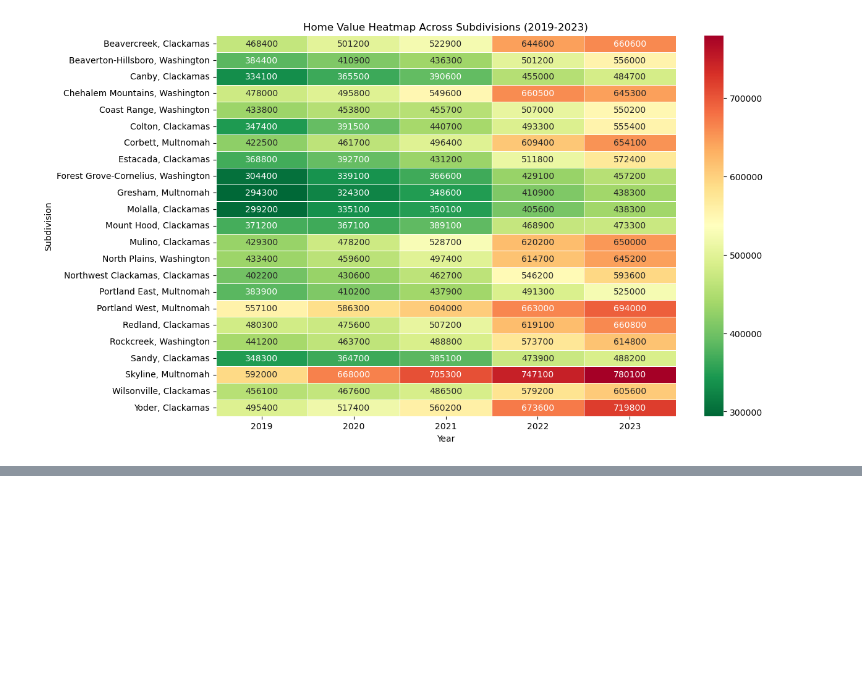
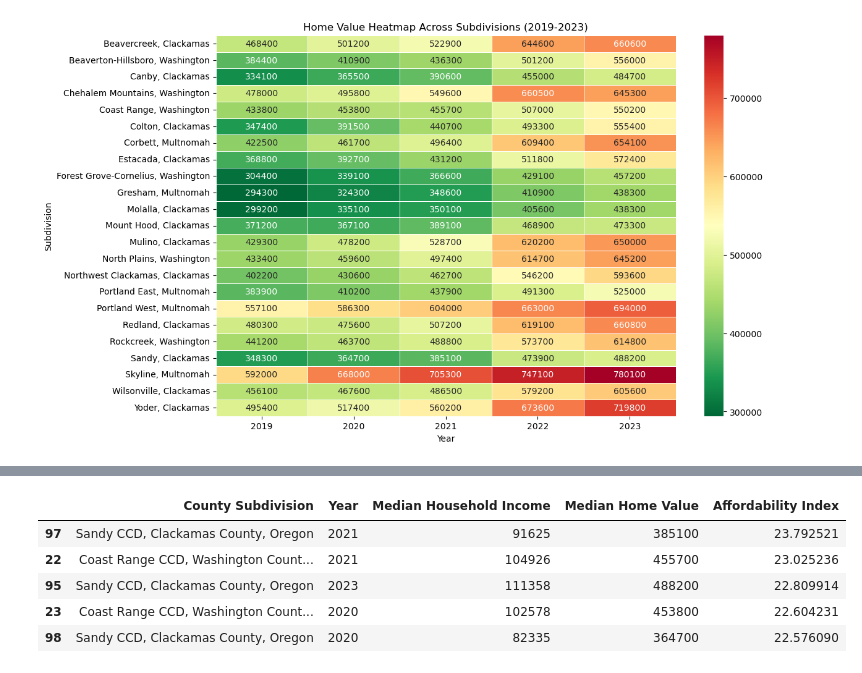
Before and after one commit to Tserrof7/Portland-Housing-Prices-Affordability-Project, a Jupyter notebook: Project.ipynb, the cells around one changed output, grey strips where cells are left out. Saved outputs shown, nothing was run; the diff lists cells and outputs as text; code cells hidden in the pictures; blank space fills up the shorter version.

```diff
--- a/Project.ipynb
+++ b/Project.ipynb
@@ -275,0 +310,22 @@ fig.show()
+# %%
+# Load the dataset
+affordability_df = pd.read_csv("Final.csv")
+
+# Create a new DataFrame showing the calculation of the Affordability Index
+affordability_calc_df = affordability_df[['County Subdivision', 'Year', 'Median Household Income', 'Median Home Value']].copy()
+
+# Calculate the Affordability Index
+affordability_calc_df['Affordability Index'] = (affordability_calc_df['Median Household Income'] / affordability_calc_df['Median Home Value']) * 100
+
+# Get the top 5 highest affordability index values
+top_affordability_df = affordability_calc_df.nlargest(5, 'Affordability Index')
+
+# Display the top 5 affordability index values
+top_affordability_df
+# %% [output]
+|  | County Subdivision | Year | Median Household Income | Median Home Value | Affordability Index |
+| 97 | Sandy CCD, Clackamas County, Oregon | 2021 | 91625 | 385100 | 23.792521 |
+| 22 | Coast Range CCD, Washington Count... | 2021 | 104926 | 455700 | 23.025236 |
+| 95 | Sandy CCD, Clackamas County, Oregon | 2023 | 111358 | 488200 | 22.809914 |
+| 23 | Coast Range CCD, Washington Count... | 2020 | 102578 | 453800 | 22.604231 |
+| 98 | Sandy CCD, Clackamas County, Oregon | 2020 | 82335 | 364700 | 22.576090 |
```
Also changed, not shown: parts of 6 cells of this notebook, 5 other files.
